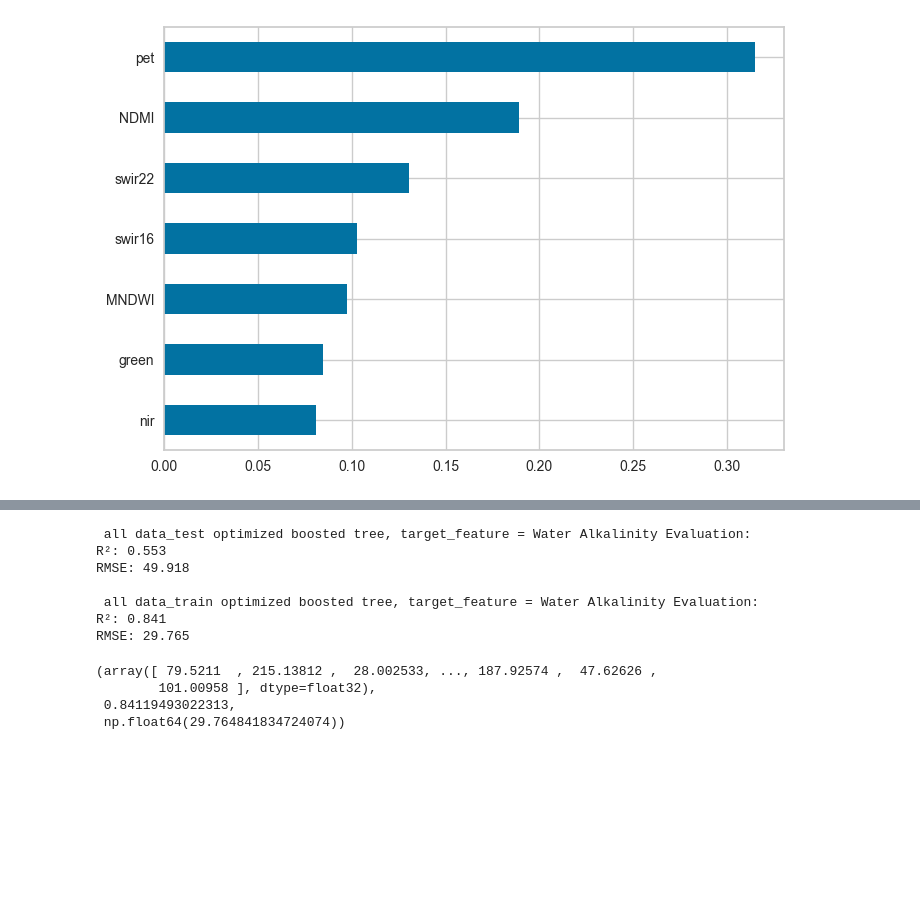
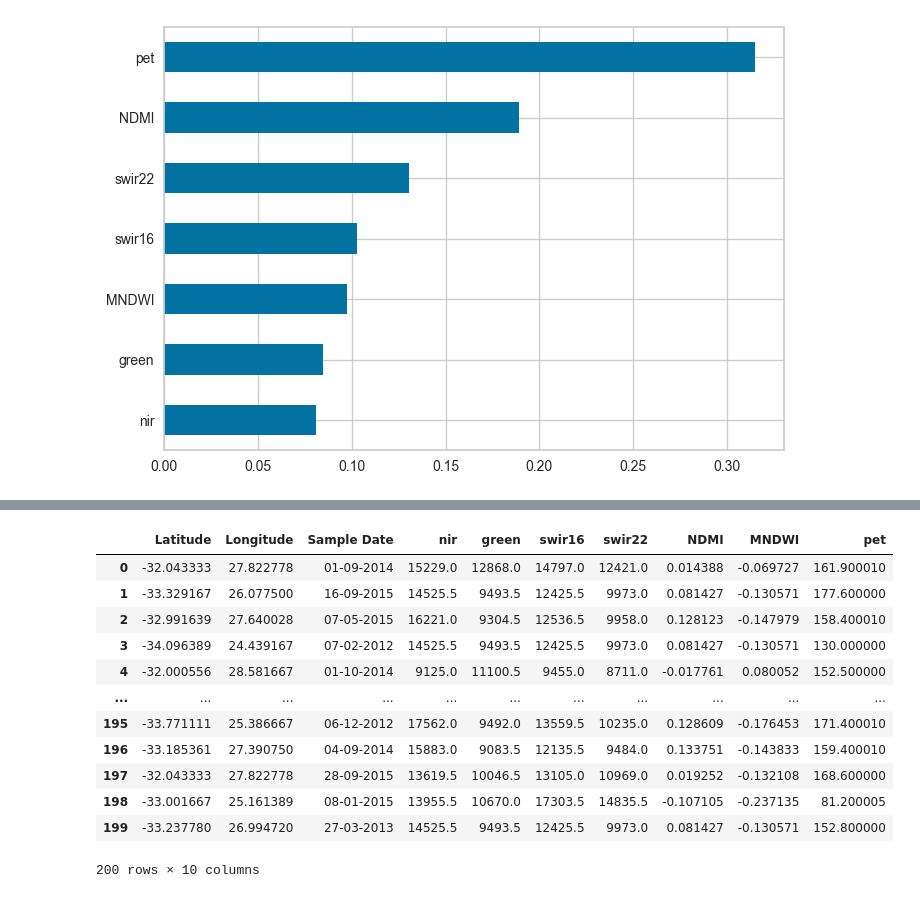
Before and after one commit to Lucas-Bussinger/EY-2026-AI-Challange, a Jupyter notebook: Model/BoostModel.ipynb, the cells around one changed output, grey strips where cells are left out. Drawn from its saved outputs; the diff is of its cells as text; code cells hidden in the pictures; blank space fills up the shorter version.

```diff
--- a/Model/BoostModel.ipynb
+++ b/Model/BoostModel.ipynb
@@ -355,15 +160,19 @@ optimized_model.fit(
-# %%
-evaluate_model(optimized_model.predict(X_test), y_test, dataset_name=' all data_test optimized boosted tree, target_feature = Water Alkalinity')
-evaluate_model(optimized_model.predict(X_train), y_train, dataset_name=' all data_train optimized boosted tree, target_feature = Water Alkalinity')
-# %% [output]
- all data_test optimized boosted tree, target_feature = Water Alkalinity Evaluation:
-R²: 0.553
-RMSE: 49.918
-
- all data_train optimized boosted tree, target_feature = Water Alkalinity Evaluation:
-R²: 0.841
-RMSE: 29.765
-(array([ 79.5211  , 215.13812 ,  28.002533, ..., 187.92574 ,  47.62626 ,
-        101.00958 ], dtype=float32),
- 0.84119493022313,
- np.float64(29.764841834724074))
+# %%
+submission_landsat_data = pd.read_csv("../Datasets/landsat_features_validation.csv")
+submission_terra_climate_data = pd.read_csv("../Datasets/terraclimate_features_validation.csv")
+all_submission_data = combine_two_datasets(submission_landsat_data, submission_terra_climate_data)
+all_submission_data
+# %% [output]
+|  | Latitude | Longitude | Sample Date | nir | green | swir16 | swir22 | NDMI | MNDWI | pet |
+| 0 | -32.043333 | 27.822778 | 01-09-2014 | 15229.0 | 12868.0 | 14797.0 | 12421.0 | 0.014388 | -0.069727 | 161.900010 |
+| 1 | -33.329167 | 26.077500 | 16-09-2015 | 14525.5 | 9493.5 | 12425.5 | 9973.0 | 0.081427 | -0.130571 | 177.600000 |
+| 2 | -32.991639 | 27.640028 | 07-05-2015 | 16221.0 | 9304.5 | 12536.5 | 9958.0 | 0.128123 | -0.147979 | 158.400010 |
+| 3 | -34.096389 | 24.439167 | 07-02-2012 | 14525.5 | 9493.5 | 12425.5 | 9973.0 | 0.081427 | -0.130571 | 130.000000 |
+| 4 | -32.000556 | 28.581667 | 01-10-2014 | 9125.0 | 11100.5 | 9455.0 | 8711.0 | -0.017761 | 0.080052 | 152.500000 |
+| ... | ... | ... | ... | ... | ... | ... | ... | ... | ... | ... |
+| 195 | -33.771111 | 25.386667 | 06-12-2012 | 17562.0 | 9492.0 | 13559.5 | 10235.0 | 0.128609 | -0.176453 | 171.400010 |
+| 196 | -33.185361 | 27.390750 | 04-09-2014 | 15883.0 | 9083.5 | 12135.5 | 9484.0 | 0.133751 | -0.143833 | 159.400010 |
+| 197 | -32.043333 | 27.822778 | 28-09-2015 | 13619.5 | 10046.5 | 13105.0 | 10969.0 | 0.019252 | -0.132108 | 168.600000 |
+| 198 | -33.001667 | 25.161389 | 08-01-2015 | 13955.5 | 10670.0 | 17303.5 | 14835.5 | -0.107105 | -0.237135 | 81.200005 |
+| 199 | -33.237780 | 26.994720 | 27-03-2013 | 14525.5 | 9493.5 | 12425.5 | 9973.0 | 0.081427 | -0.130571 | 152.800000 |
+200 rows × 10 columns
```
Also changed, not shown: parts of 26 cells of this notebook, 1 other file.
